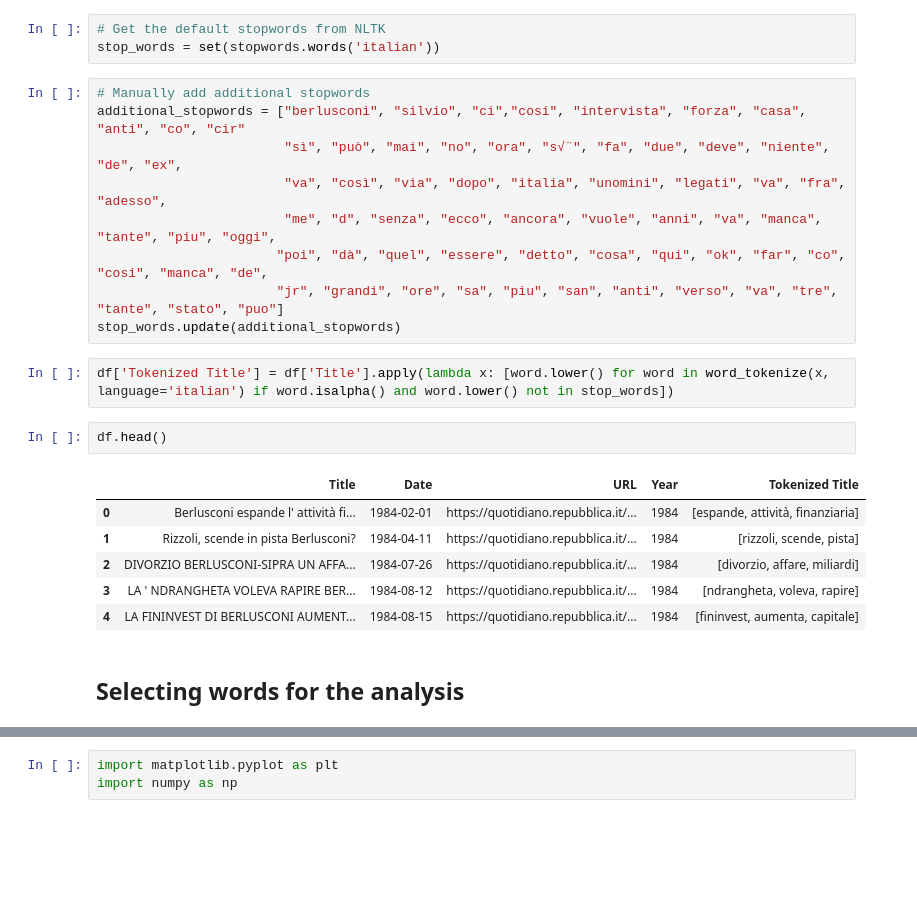
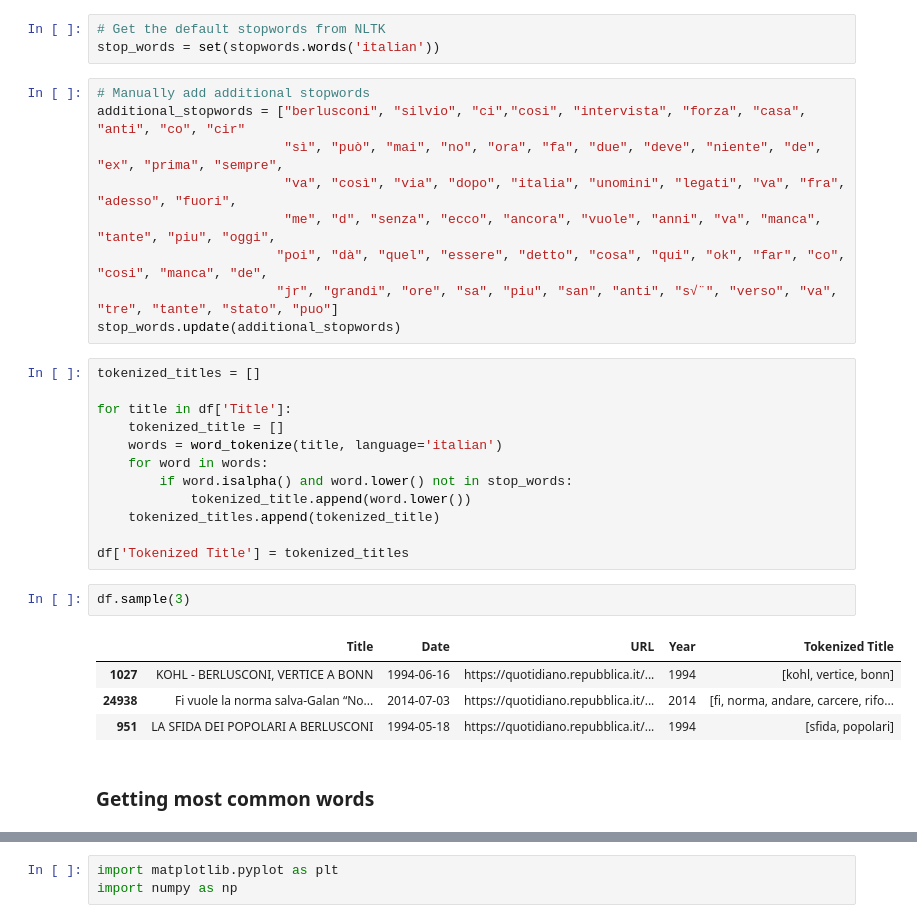
Before and after one commit to marcodallastella/la-Repubblica-Berlusconi, a Jupyter notebook: 2_Words_analysis.ipynb, the cells around one changed output, grey strips where cells are left out. Cells and saved outputs as stored; diff of their text form; blank space fills up the shorter version.

```diff
--- a/2_Words_analysis.ipynb
+++ b/2_Words_analysis.ipynb
@@ -92,22 +53,30 @@ stop_words = set(stopwords.words('italian'))
 # %%
 # Manually add additional stopwords
 additional_stopwords = ["berlusconi", "silvio", "ci","cosi", "intervista", "forza", "casa", "anti", "co", "cir"
-                        "sì", "può", "mai", "no", "ora", "s√¨", "fa", "due", "deve", "niente", "de", "ex",
-                        "va", "così", "via", "dopo", "italia", "unomini", "legati", "va", "fra", "adesso",
+                        "sì", "può", "mai", "no", "ora", "fa", "due", "deve", "niente", "de", "ex", "prima", "sempre",
+                        "va", "così", "via", "dopo", "italia", "unomini", "legati", "va", "fra", "adesso", "fuori",
                         "me", "d", "senza", "ecco", "ancora", "vuole", "anni", "va", "manca", "tante", "piu", "oggi",
                        "poi", "dà", "quel", "essere", "detto", "cosa", "qui", "ok", "far", "co", "cosi", "manca", "de",
-                       "jr", "grandi", "ore", "sa", "piu", "san", "anti", "verso", "va", "tre", "tante", "stato", "puo"]
+                       "jr", "grandi", "ore", "sa", "piu", "san", "anti", "s√¨", "verso", "va", "tre", "tante", "stato", "puo"]
 stop_words.update(additional_stopwords)
 # %%
-df['Tokenized Title'] = df['Title'].apply(lambda x: [word.lower() for word in word_tokenize(x, language='italian') if word.isalpha() and word.lower() not in stop_words])
+tokenized_titles = []
+
+for title in df['Title']:
+    tokenized_title = []
+    words = word_tokenize(title, language='italian')
+    for word in words:
+        if word.isalpha() and word.lower() not in stop_words:
+            tokenized_title.append(word.lower())
+    tokenized_titles.append(tokenized_title)
+
+df['Tokenized Title'] = tokenized_titles
 # %%
-df.head()
+df.sample(3)
 # %% [output]
 |  | Title | Date | URL | Year | Tokenized Title |
-| 0 | Berlusconi espande l' attività fi... | 1984-02-01 | https://quotidiano.repubblica.it/... | 1984 | [espande, attività, finanziaria] |
-| 1 | Rizzoli, scende in pista Berlusconi? | 1984-04-11 | https://quotidiano.repubblica.it/... | 1984 | [rizzoli, scende, pista] |
-| 2 | DIVORZIO BERLUSCONI-SIPRA UN AFFA... | 1984-07-26 | https://quotidiano.repubblica.it/... | 1984 | [divorzio, affare, miliardi] |
-| 3 | LA ' NDRANGHETA VOLEVA RAPIRE BER... | 1984-08-12 | https://quotidiano.repubblica.it/... | 1984 | [ndrangheta, voleva, rapire] |
-| 4 | LA FININVEST DI BERLUSCONI AUMENT... | 1984-08-15 | https://quotidiano.repubblica.it/... | 1984 | [fininvest, aumenta, capitale] |
+| 1027 | KOHL - BERLUSCONI, VERTICE A BONN | 1994-06-16 | https://quotidiano.repubblica.it/... | 1994 | [kohl, vertice, bonn] |
+| 24938 | Fi vuole la norma salva-Galan “No... | 2014-07-03 | https://quotidiano.repubblica.it/... | 2014 | [fi, norma, andare, carcere, rifo... |
+| 951 | LA SFIDA DEI POPOLARI A BERLUSCONI | 1994-05-18 | https://quotidiano.repubblica.it/... | 1994 | [sfida, popolari] |
 # %% [markdown]
-## Selecting words for the analysis
+### Getting most common words
```
Also changed, not shown: parts of 30 cells of this notebook, 15 other files.
